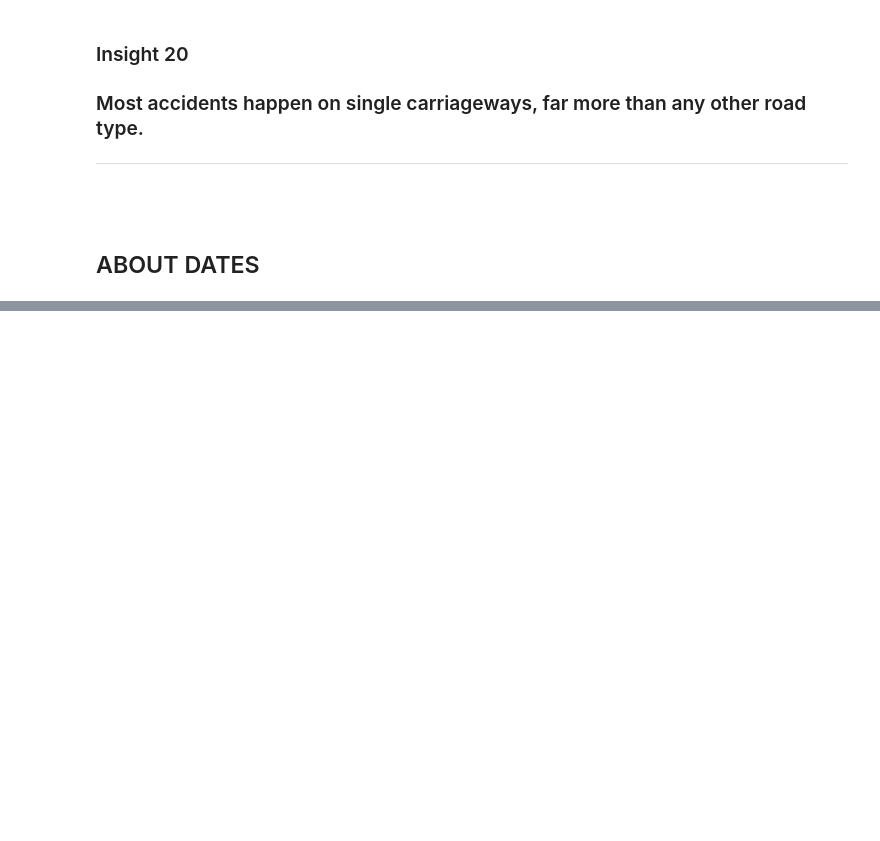
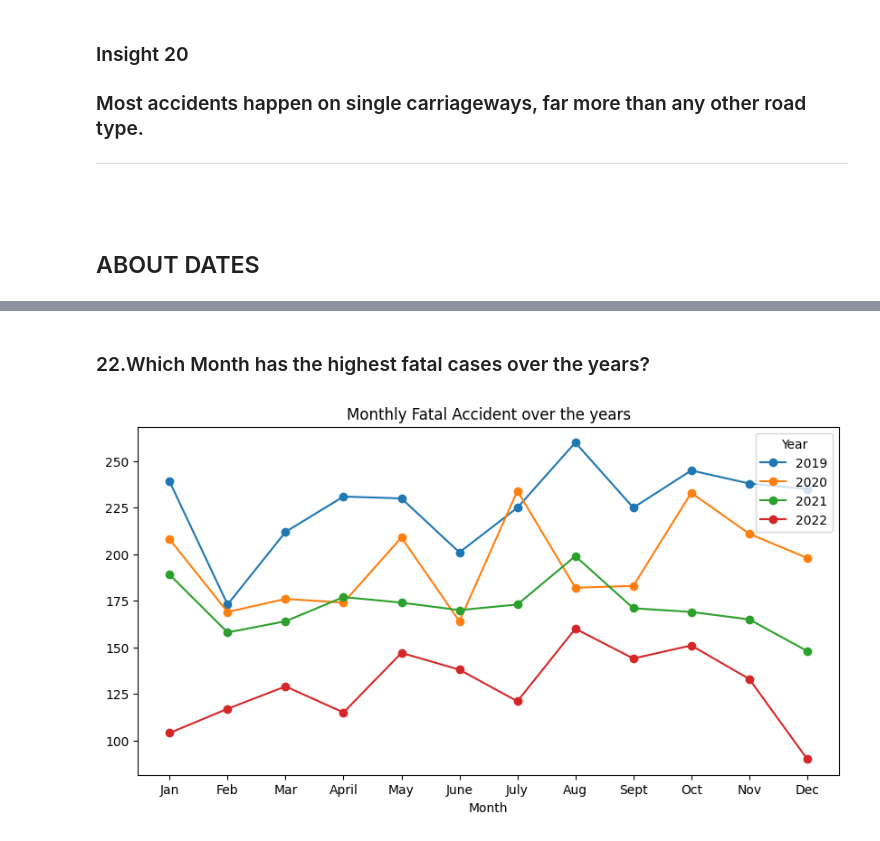
Before and after one commit to lance-05/ELEC303-DATA-ANALYTICS-AGON, a Jupyter notebook: activity_2.ipynb, the cells around one changed output, grey strips where cells are left out. Drawn from its saved outputs; the diff is of its cells as text; code cells hidden in the pictures; blank space fills up the shorter version.

```diff
--- a/activity_2.ipynb
+++ b/activity_2.ipynb
@@ -523,0 +556,10 @@ Name: count, dtype: int64
+# %% [markdown]
+<h3>22.Which Month has the highest fatal cases over the years?</h3>
+# %%
+month_fatal = fatal_df.groupby(['Year','Month'])['Index'].count()
+month_fatal=month_fatal.unstack(level=0)
+month_fatal.plot(marker='o',figsize=(10,5), title='Monthly Fatal Accident over the years')
+plt.xticks(range(1,13),['Jan','Feb','Mar','April','May','June','July','Aug','Sept','Oct','Nov','Dec'])
+plt.show()
+# %% [output]
+[figure, added]
```
Also changed, not shown: parts of 16 cells of this notebook.
